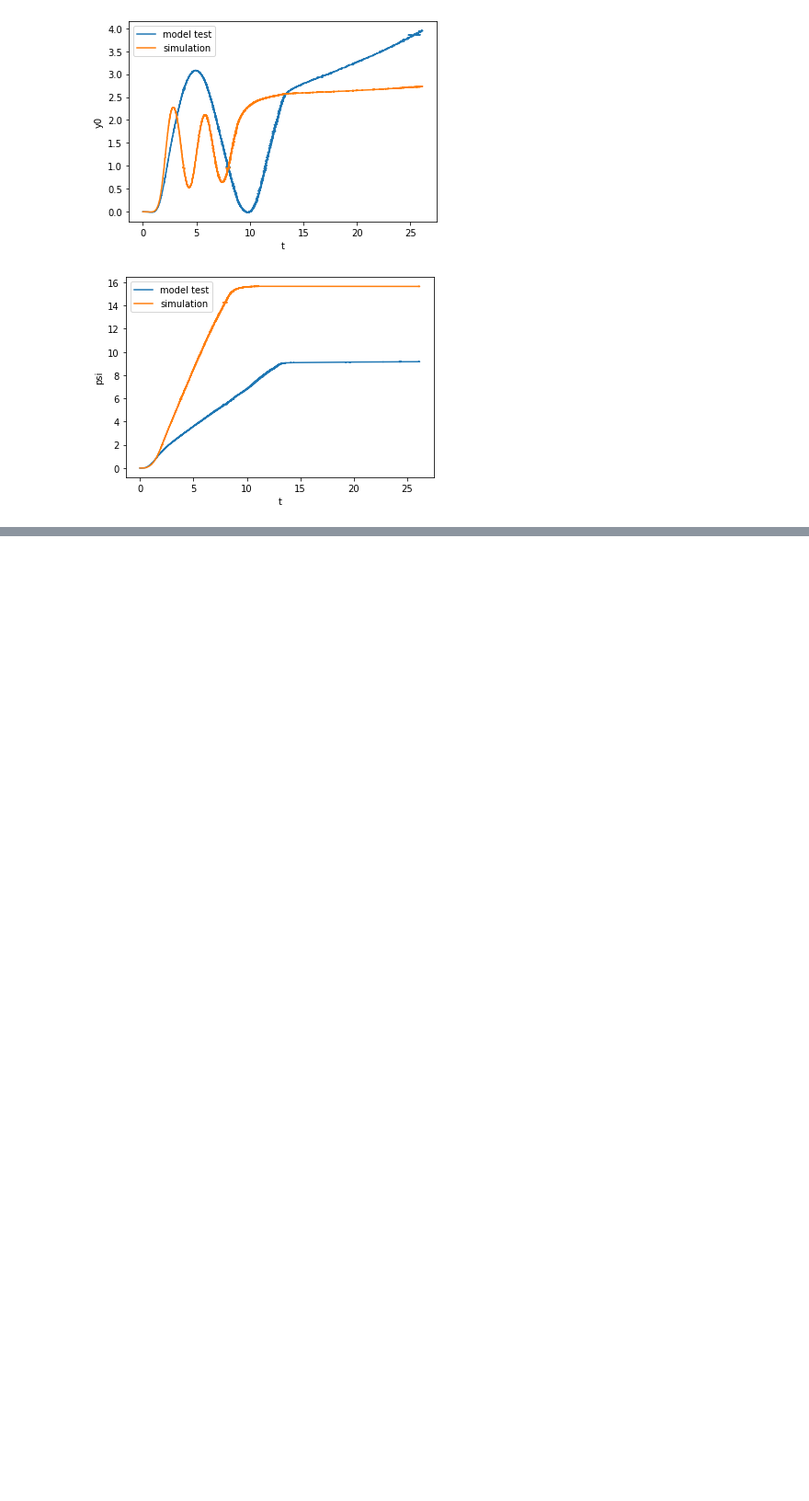
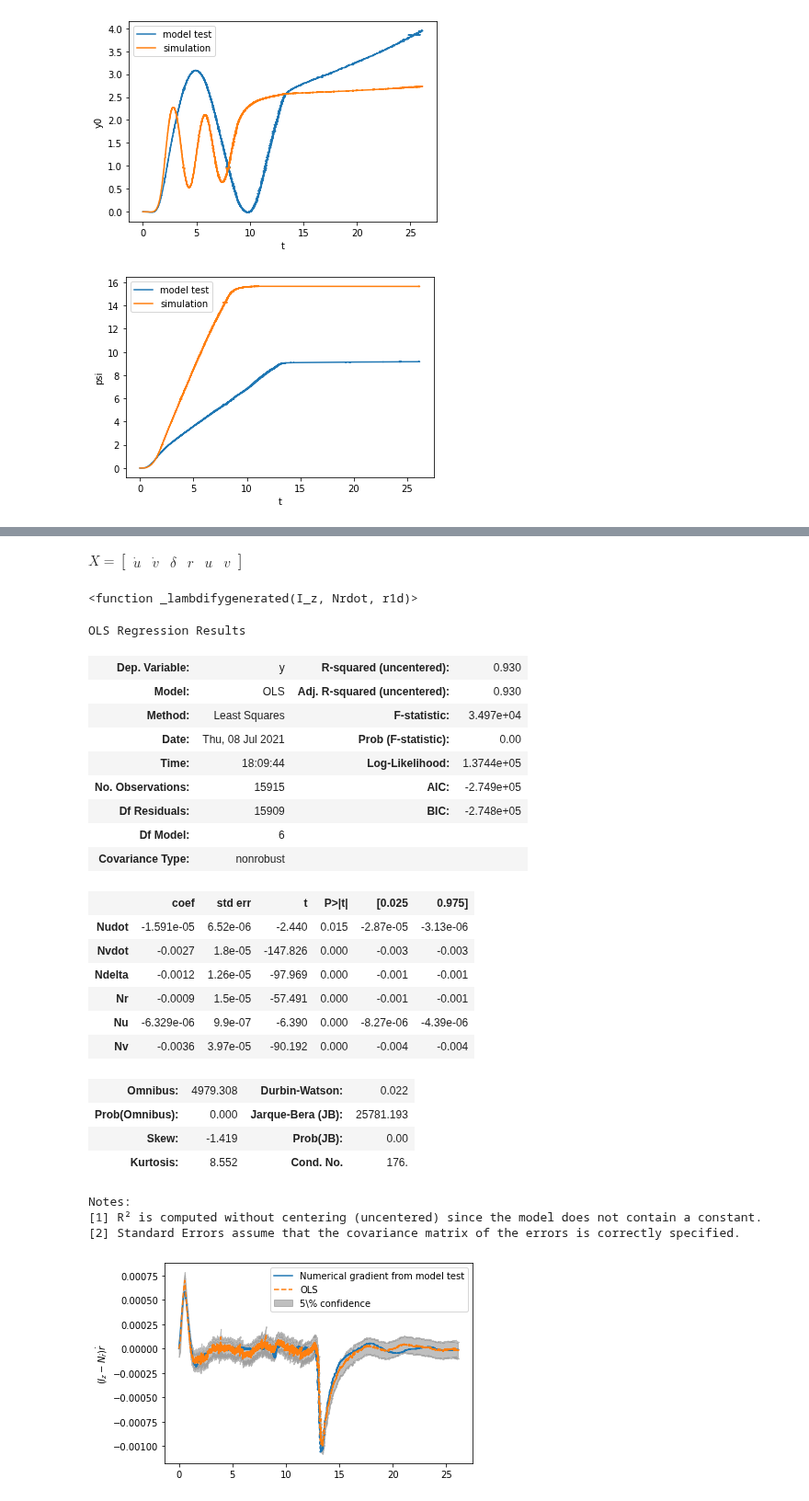
Before and after one commit to martinlarsalbert/VesselManoeuvringModels, a Jupyter notebook: notebooks/08_01_PIT_summary.ipynb, the cells around one changed output, grey strips where cells are left out. Shown at 92% size. Saved outputs shown, nothing was run; the diff lists cells and outputs as text; code cells hidden in the pictures; blank space fills up the shorter version.

```diff
--- a/notebooks/08_01_PIT_summary.ipynb
+++ b/notebooks/08_01_PIT_summary.ipynb
@@ -152,7 +152,7 @@ ship_parameters_prime = ps.prime(ship_parameters)
 # %% [markdown]
 ## Prime system
 # %%
-interesting = ['x0','y0','psi','u','v','r','U','t','delta','thrust']
+interesting = ['x0','y0','psi','u','v','r','u1d','v1d','r1d','U','t','delta','thrust']
 df_prime = ps.prime(df[interesting], U=df['U'])
 df_prime.set_index('t', inplace=True)
 # %%
@@ -659,0 +685,14 @@ for key in df_result:
+# %%
+N_eq = eq.N_eq.copy()
+N_eq = N_eq.subs([
+    (x_G,0),  # Assuming or moving to CG=0
+    #(I_z,1),  # Removing inertia
+    #(eq.p.Nrdot,0),  # Removing added mass
+    #(eq.p.Nvdot,0),  # Removing added mass
+    #(eq.p.Nudot,0),  # Removing added mass
+
+])
+
+solution = sp.solve(N_eq,r.diff())[0]
+inertia_ = (I_z-eq.p.Nrdot)
+N_eq = sp.Eq(r.diff()*inertia_, solution*inertia_)
@@ -659,0 +703,3 @@ for key in df_result:
+# %%
+label_N = N_eq.lhs
+diff_eq_N = regression.DiffEqToMatrix(ode=N_eq, label=label_N, base_features=[delta,u,v,r])
@@ -659,0 +722,42 @@ for key in df_result:
+# %%
+Math(vlatex(diff_eq_N.eq_X))
+# %% [output]
+$\displaystyle X = \left[\begin{matrix}\dot{u} & \dot{v} & \delta & r & u & v\end{matrix}\right]$
+# %%
+diff_eq_N.y_lambda
+# %% [output]
+<function _lambdifygenerated(I_z, Nrdot, r1d)>
+# %%
+X = diff_eq_N.calculate_features(data=df_prime)
+y = run(function=diff_eq_N.y_lambda, inputs=df_prime, **ship_parameters_prime, **df_parameters_all['brix_prime'])
+
+model_N = sm.OLS(y,X)
+results_N = model_N.fit()
+
+show_pred(X=X,y=y,results=results_N, label=r'$%s$' % vlatex(label_N))
+# %% [output]
+OLS Regression Results
+| Dep. Variable: | y | R-squared (uncentered): | 0.930 |
+| Model: | OLS | Adj. R-squared (uncentered): | 0.930 |
+| Method: | Least Squares | F-statistic: | 3.497e+04 |
+| Date: | Thu, 08 Jul 2021 | Prob (F-statistic): | 0.00 |
+| Time: | 18:09:44 | Log-Likelihood: | 1.3744e+05 |
+| No. Observations: | 15915 | AIC: | -2.749e+05 |
+| Df Residuals: | 15909 | BIC: | -2.748e+05 |
+| Df Model: | 6 |  |  |
+| Covariance Type: | nonrobust |  |  |
+|  | coef | std err | t | P>|t| | [0.025 | 0.975] |
+| Nudot | -1.591e-05 | 6.52e-06 | -2.440 | 0.015 | -2.87e-05 | -3.13e-06 |
+| Nvdot | -0.0027 | 1.8e-05 | -147.826 | 0.000 | -0.003 | -0.003 |
+| Ndelta | -0.0012 | 1.26e-05 | -97.969 | 0.000 | -0.001 | -0.001 |
+| Nr | -0.0009 | 1.5e-05 | -57.491 | 0.000 | -0.001 | -0.001 |
+| Nu | -6.329e-06 | 9.9e-07 | -6.390 | 0.000 | -8.27e-06 | -4.39e-06 |
+| Nv | -0.0036 | 3.97e-05 | -90.192 | 0.000 | -0.004 | -0.004 |
+| Omnibus: | 4979.308 | Durbin-Watson: | 0.022 |
+| Prob(Omnibus): | 0.000 | Jarque-Bera (JB): | 25781.193 |
+| Skew: | -1.419 | Prob(JB): | 0.00 |
+| Kurtosis: | 8.552 | Cond. No. | 176. |
+Notes:
+[1] R² is computed without centering (uncentered) since the model does not contain a constant.
+[2] Standard Errors assume that the covariance matrix of the errors is correctly specified.
+[figure, added]
```
Also changed, not shown: parts of 24 cells of this notebook, 1 other file.
